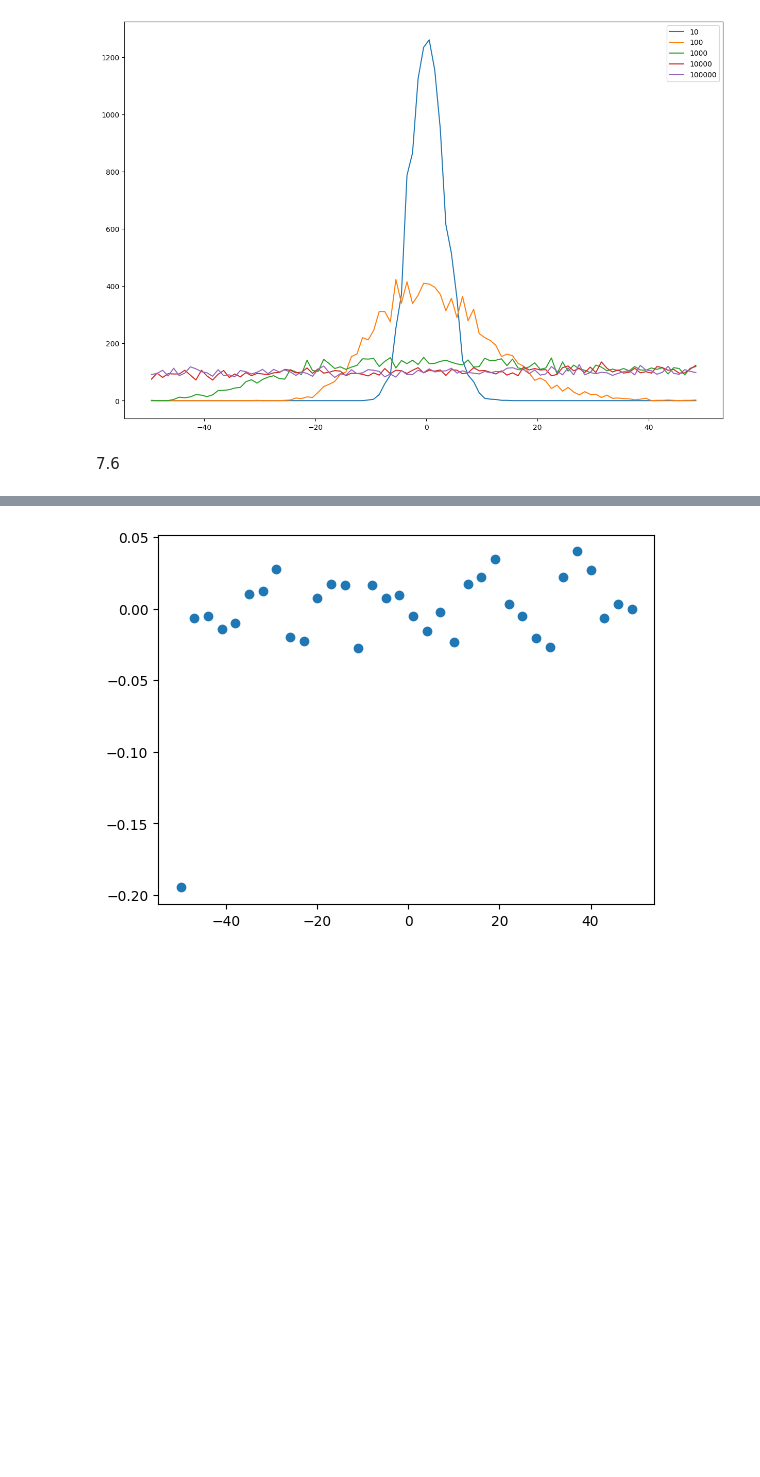
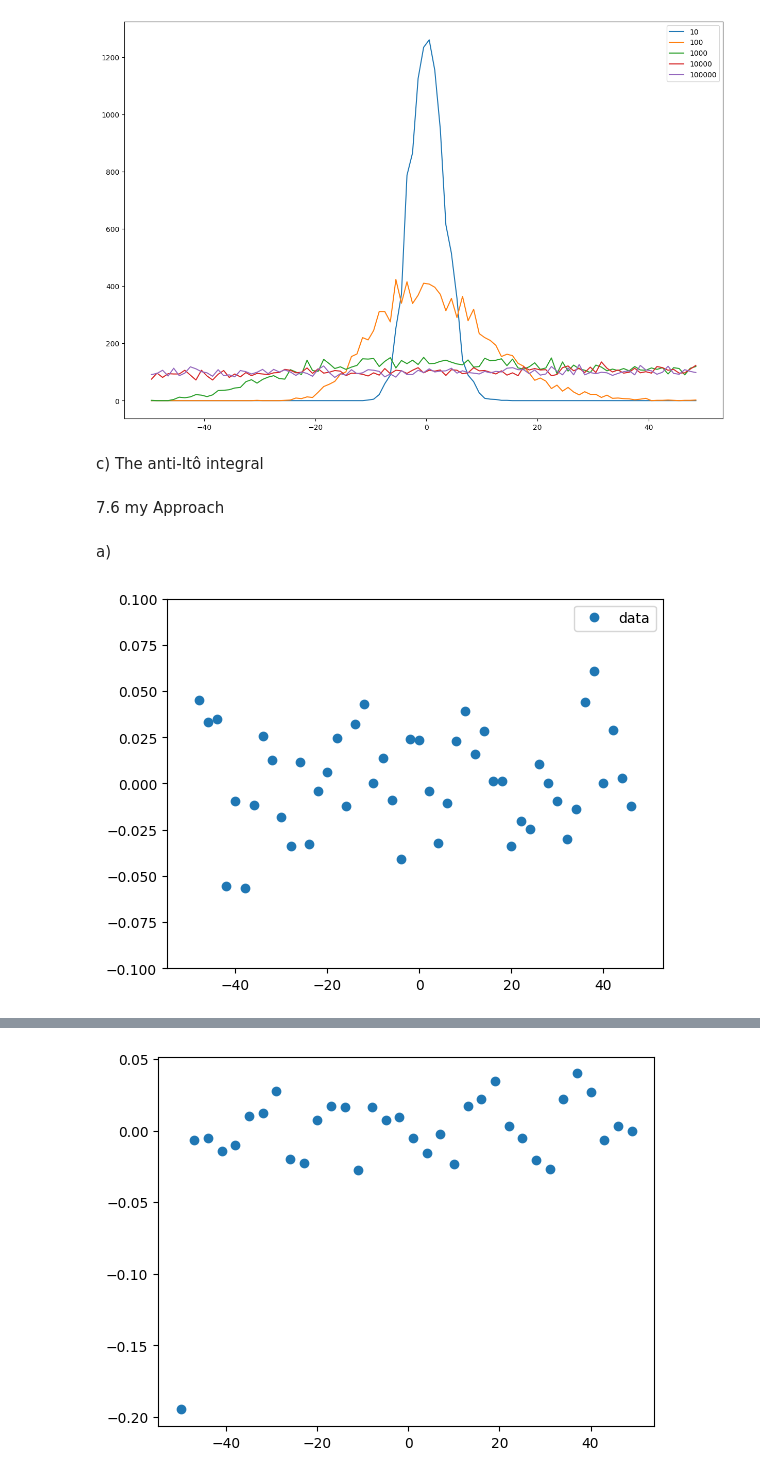
Before and after one commit to heden1/Simulation-of-complex-systems, a Jupyter notebook: HW2.ipynb, the cells around one changed output, grey strips where cells are left out. Cells and saved outputs as stored; diff of their text form; code cells hidden in the pictures; blank space fills up the shorter version.

```diff
--- a/HW2.ipynb
+++ b/HW2.ipynb
@@ -197,5 +220,26 @@ CreatePlots(times,L,x0,sigma,dt,N,dSigma,1,DiffusionParticleInBox,StochasticInte
 # %% [output]
 [figure]
 [figure]
-# %% [markdown]
-7.6
+# %% [markdown]
+c)
+The anti-Itô integral
+# %% [markdown]
+ 7.6 my Approach
+# %% [markdown]
+a)
+# %%
+jSteps=10**6
+L=100
+x0=0
+sigma0=1
+dt=0.01
+dSigma=0
+alpha=1
+N=1000
+dL=2
+n=100
+yRange=[-0.1,0.1]
+
+PlotAndInitlizeParticles(L,dL,sigma0,dt,n,N,dSigma,alpha,ConstantNoise,Drift2,yRange,0)
+# %% [output]
+[figure, added]
```
Also changed, not shown: parts of 26 cells of this notebook.
